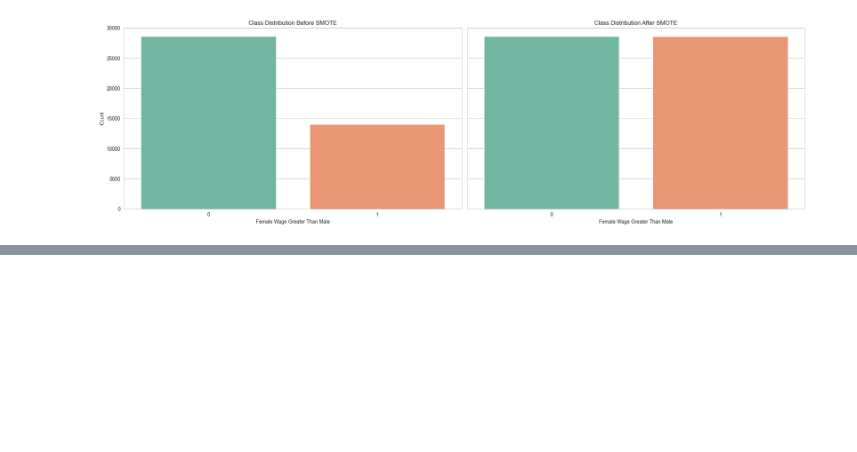
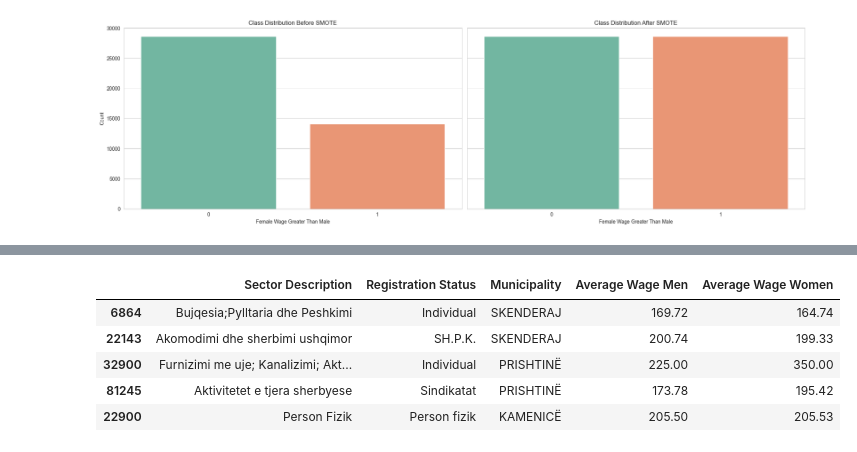
Before and after one commit to fisinik/employment-salary-prediction, a Jupyter notebook: preprocessing.ipynb, the cells around one changed output, grey strips where cells are left out. Drawn from its saved outputs; the diff is of its cells as text; code cells hidden in the pictures; blank space fills up the shorter version.

```diff
--- a/preprocessing.ipynb
+++ b/preprocessing.ipynb
@@ -425,0 +431,9 @@ test_set.shape
+# %%
+train_set.head()
+# %% [output]
+|  | Sector Description | Registration Status | Municipality | Average Wage Men | Average Wage Women |
+| 6864 | Bujqesia;Pylltaria dhe Peshkimi | Individual | SKENDERAJ | 169.72 | 164.74 |
+| 22143 | Akomodimi dhe sherbimi ushqimor | SH.P.K. | SKENDERAJ | 200.74 | 199.33 |
+| 32900 | Furnizimi me uje; Kanalizimi; Akt... | Individual | PRISHTINË | 225.00 | 350.00 |
+| 81245 | Aktivitetet e tjera sherbyese | Sindikatat | PRISHTINË | 173.78 | 195.42 |
+| 22900 | Person Fizik | Person fizik | KAMENICË | 205.50 | 205.53 |
```
Also changed, not shown: parts of 18 cells of this notebook, 3 other files.
